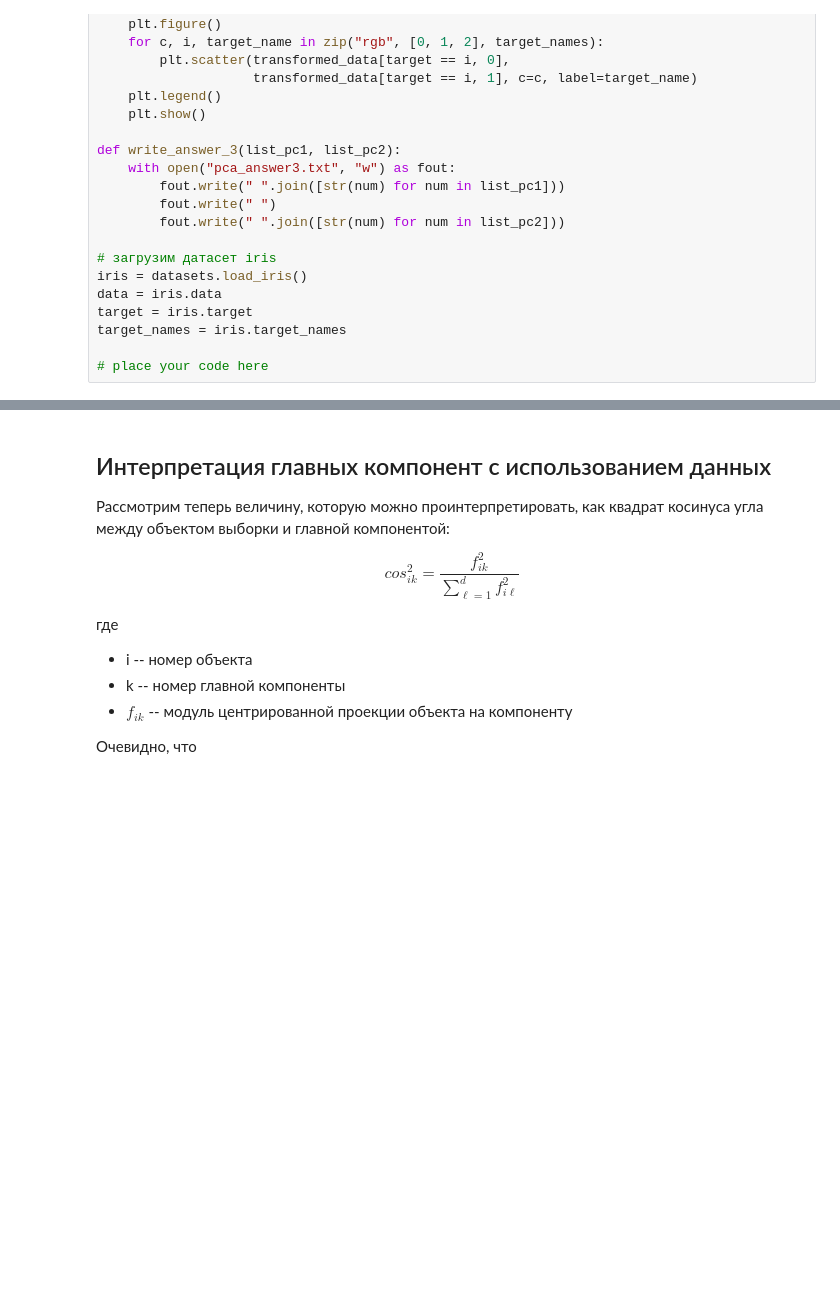
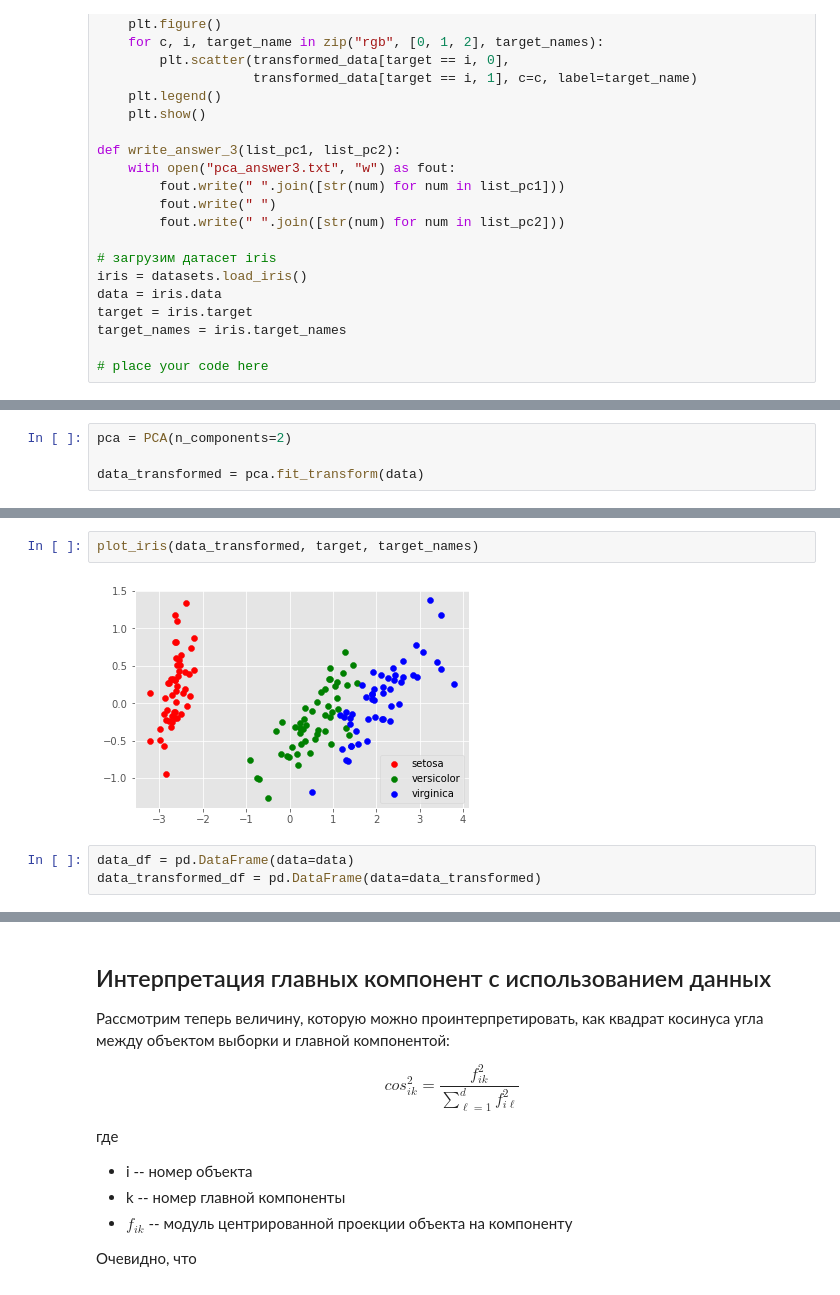
Before and after one commit to Oleksandra28/ML-MIPT, a Jupyter notebook: C3-UnsupervisedMachineLearning/PCA.ipynb, the cells around one changed output, grey strips where cells are left out. Cells and saved outputs as stored; diff of their text form; blank space fills up the shorter version.

```diff
--- a/C3-UnsupervisedMachineLearning/PCA.ipynb
+++ b/C3-UnsupervisedMachineLearning/PCA.ipynb
@@ -442,0 +446,4 @@ target_names = iris.target_names
+# %%
+pca = PCA(n_components=2)
+
+data_transformed = pca.fit_transform(data)
@@ -442,0 +470,7 @@ target_names = iris.target_names
+# %%
+plot_iris(data_transformed, target, target_names)
+# %% [output]
+[figure, added]
+# %%
+data_df = pd.DataFrame(data=data)
+data_transformed_df = pd.DataFrame(data=data_transformed)
```
Also changed, not shown: parts of 25 cells of this notebook.
